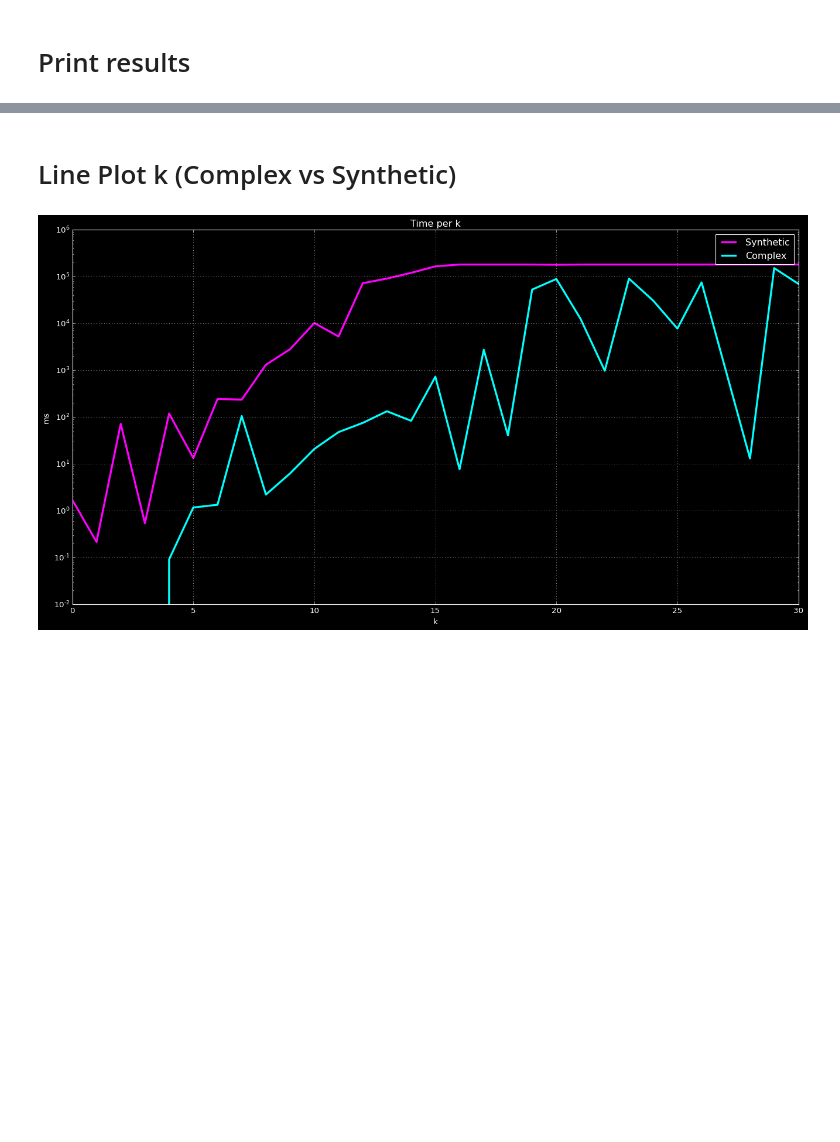
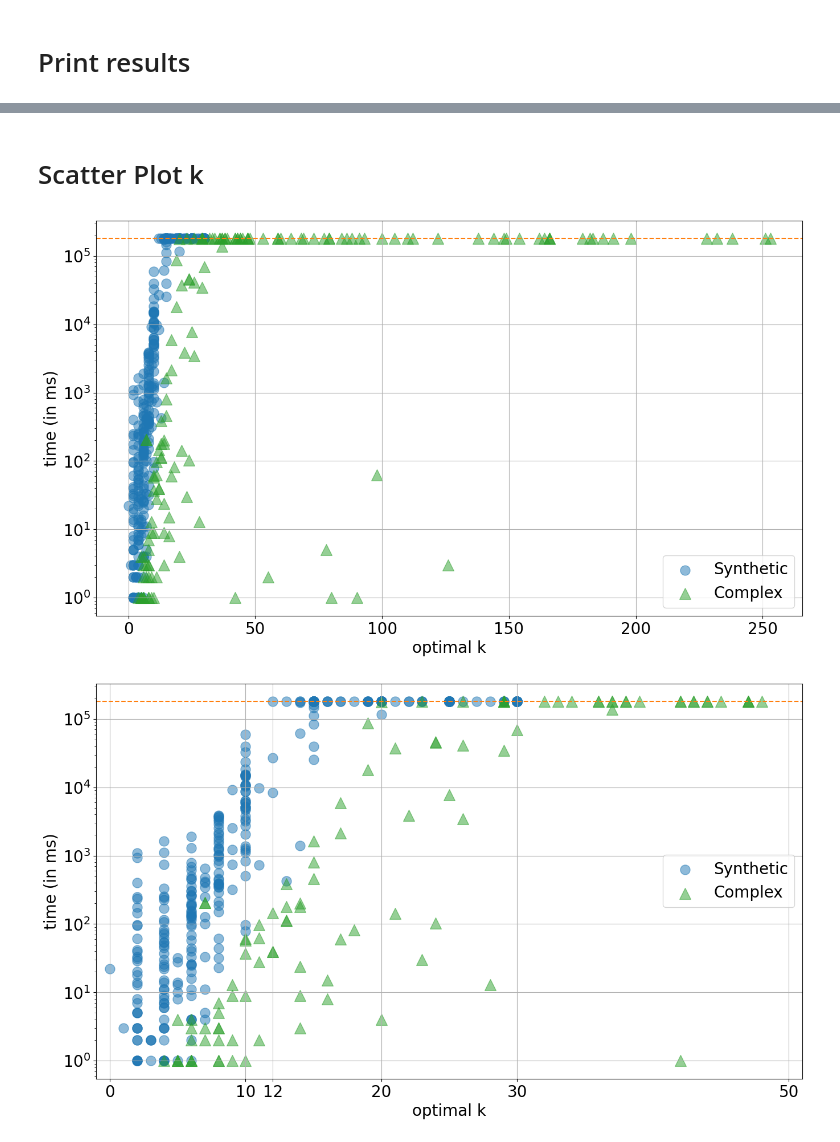
Before and after one commit to HenriDickel/DFVS-Solver, a Jupyter notebook: DFVS_Solver/src/python/statistics_v2.ipynb, the cells around one changed output, grey strips where cells are left out. Saved outputs shown, nothing was run; the diff lists cells and outputs as text; code cells hidden in the pictures; blank space fills up the shorter version.

```diff
--- a/DFVS_Solver/src/python/statistics_v2.ipynb
+++ b/DFVS_Solver/src/python/statistics_v2.ipynb
@@ -99,18 +96,30 @@ General: 454/661 (0.686838124054463%)
 # %% [markdown]
-# Line Plot k (Complex vs Synthetic)
+# Scatter Plot k
-# %%
-
-plt.figure(figsize=(20,10))
-plt.plot(df_synthetic_mean_k['millis'], c='magenta', linewidth='3', label="Synthetic")
-plt.plot(df_complex_mean_k['millis'], c='aqua', linewidth='3', label="Complex")
-plt.xlabel('k')
-plt.ylabel('ms')
-plt.title('Time per k')
-plt.xlim([0, 30])
-plt.gca().set_yscale('log')
-plt.grid()
-plt.legend()
-plt.savefig('plots/KLinePlotBFS.png',  bbox_inches='tight')
-plt.show()
-# %% [output]
-[figure, removed]
+# %%
+plt.figure(figsize=(16,9))
+plt.axhline(y=180000, color='tab:orange', linestyle='--')
+plt.scatter(df_synthetic['k_optimal'], df_synthetic['millis'], c='tab:blue', marker='o', alpha=0.5, s=150, label='Synthetic')
+plt.scatter(df_complex['k_optimal'], df_complex['millis'], c='tab:green', marker='^', alpha=0.5, s=200, label='Complex')
+plt.gca().set_yscale('log')
+plt.xlabel('optimal k')
+plt.ylabel('time (in ms)')
+plt.legend()
+plt.grid()
+plt.savefig('plots/SyntheticComplexScatterPlot_1.png',  bbox_inches='tight')
+plt.show()
+
+plt.figure(figsize=(16,9))
+plt.axhline(y=180000, color='tab:orange', linestyle='--')
+plt.scatter(df_synthetic['k_optimal'], df_synthetic['millis'], c='tab:blue', marker='o', alpha=0.5, s=150, label='Synthetic')
+plt.scatter(df_complex['k_optimal'], df_complex['millis'], c='tab:green', marker='^', alpha=0.5, s=200, label='Complex')
+plt.gca().set_yscale('log')
+plt.xlabel('optimal k')
+plt.ylabel('time (in ms)')
+plt.legend()
+plt.grid()
+plt.xlim([-1, 51])
+plt.savefig('plots/SyntheticComplexScatterPlot_2.png',  bbox_inches='tight')
+plt.show()
+# %% [output]
+[figure, added]
+[figure, added]
```
Also changed, not shown: parts of 5 cells of this notebook, 19 other files.
